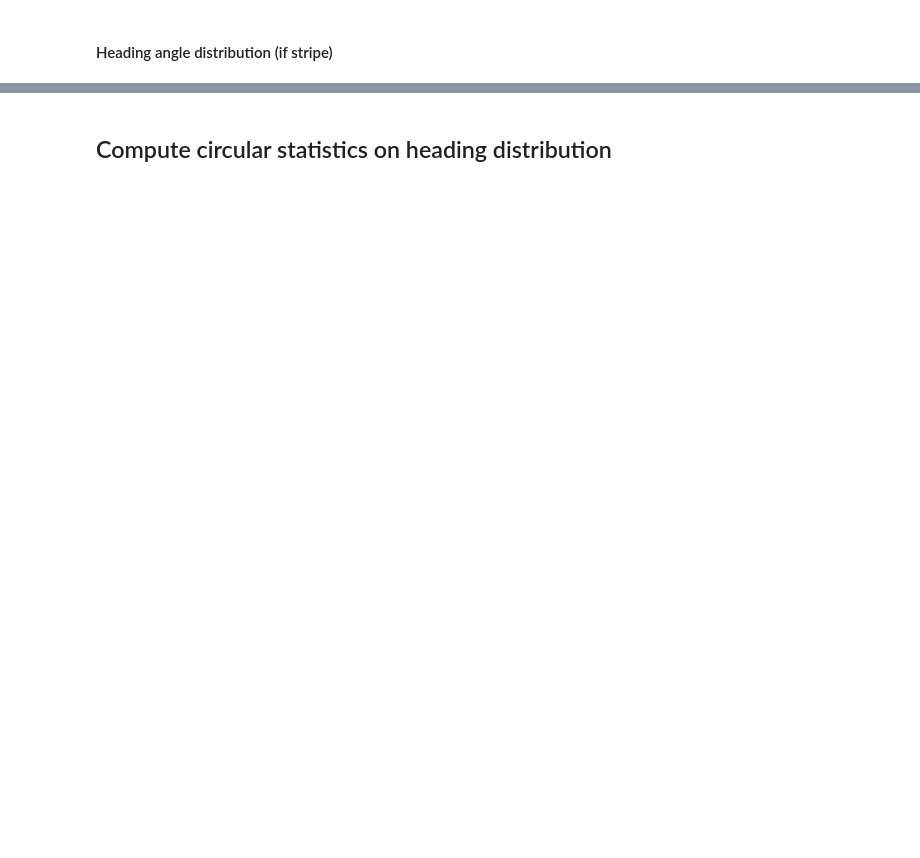
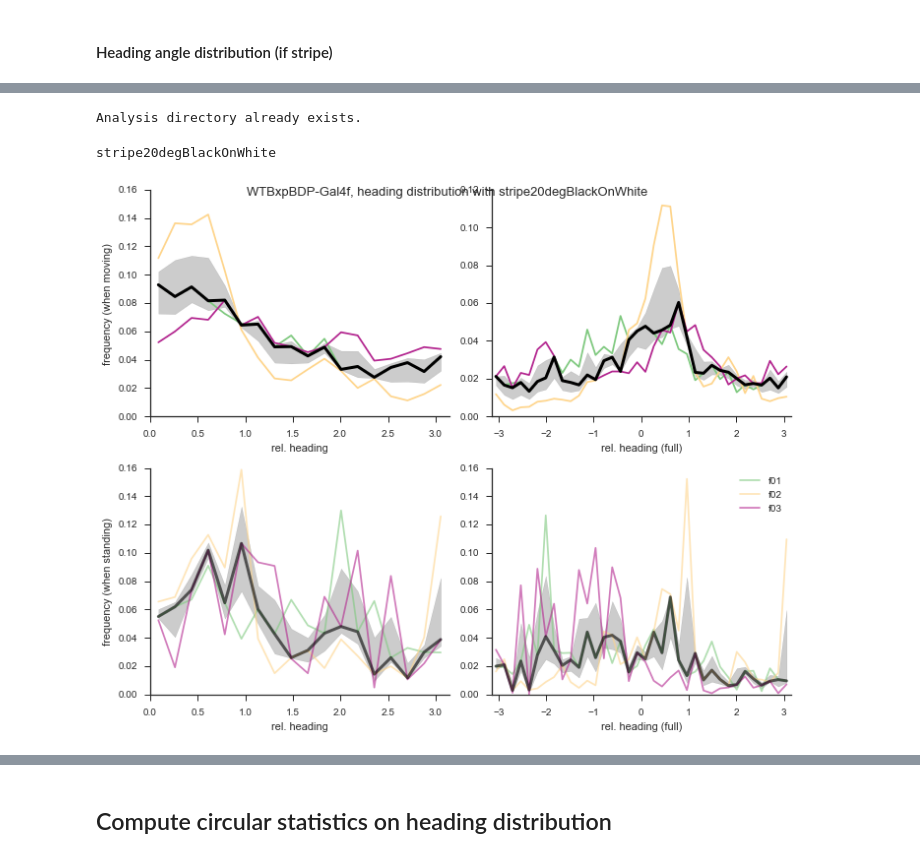
Before and after one commit to hjmh/flyNotebooks, a Jupyter notebook: flyVR/flyVR_multiTrialAnalysis_stripetracking_singleCondition_FlyOver095.ipynb, the cells around one changed output, grey strips where cells are left out. Drawn from its saved outputs; the diff is of its cells as text; code cells hidden in the pictures; blank space fills up the shorter version.

```diff
--- a/flyVR/flyVR_multiTrialAnalysis_stripetracking_singleCondition_FlyOver095.ipynb
+++ b/flyVR/flyVR_multiTrialAnalysis_stripetracking_singleCondition_FlyOver095.ipynb
@@ -361,3 +236,27 @@ sceneName
+# %%
+try:
+    mkdir(analysisDir + sep + 'heading' + sep)
+except OSError:
+    print('Analysis directory already exists.')
+# %% [output]
+Analysis directory already exists.
+# %%
+print(sceneName+'\n')
+densityFlag = True
+titleString = genotypeSex+', heading distribution with '+ sceneName
+
+headingfig, nhead_fullGamma = plotHeadingComparison(FOAllFlies_df, flyIDs, sceneName, titleString,
+                                                    keyind_gam, keyind_gamful, keyind_mov, flyCMap,
+                                                    densityFlag, True)
+
+headingfig.savefig(analysisDir + sep + 'heading' + sep + genotypeSex + '_headingDistribution_'+sceneName+\
+                   '_medianIQR_n'+str(numFlies)+'.pdf', format = 'pdf')
+
+np.savetxt(analysisDir + sep + 'heading' + sep + genotypeSex + '_headingDistribution_'+sceneName+\
+                   '_n'+str(numFlies)+'.csv', nhead_fullGamma, delimiter=',')
+# %% [output]
+stripe20degBlackOnWhite
+[figure, added]
 # %%
 headingfig = plt.figure(figsize=(10,8))
 
```
Also changed, not shown: parts of 19 cells of this notebook.
